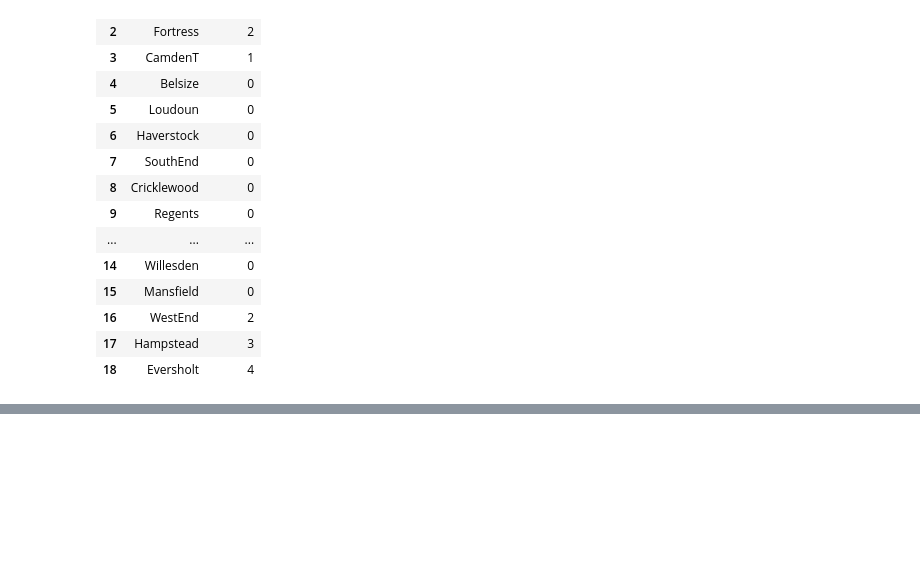
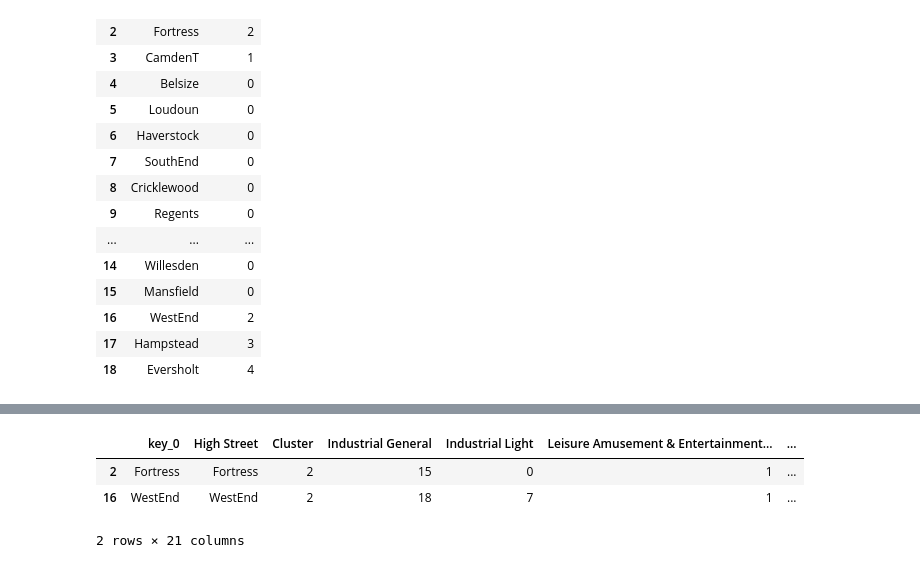
Before and after one commit to christinabotros/Camden-High-Street-Analysis, a Jupyter notebook: Camden Cluster Analysis.ipynb, the cells around one changed output, grey strips where cells are left out. Saved outputs shown, nothing was run; the diff lists cells and outputs as text; code cells hidden in the pictures; blank space fills up the shorter version.

```diff
--- a/Camden Cluster Analysis.ipynb
+++ b/Camden Cluster Analysis.ipynb
@@ -688,0 +747,8 @@ highstreet_cluster
+# %%
+Group3 = CAMCLUS.loc[CAMCLUS['Cluster'] == 2]
+Group3
+# %% [output]
+|  | key_0 | High Street | Cluster | Industrial General | Industrial Light | Leisure Amusement & Entertainment... | ... |
+| 2 | Fortress | Fortress | 2 | 15 | 0 | 1 | ... |
+| 16 | WestEnd | WestEnd | 2 | 18 | 7 | 1 | ... |
+2 rows × 21 columns
```
Also changed, not shown: parts of 9 cells of this notebook.
